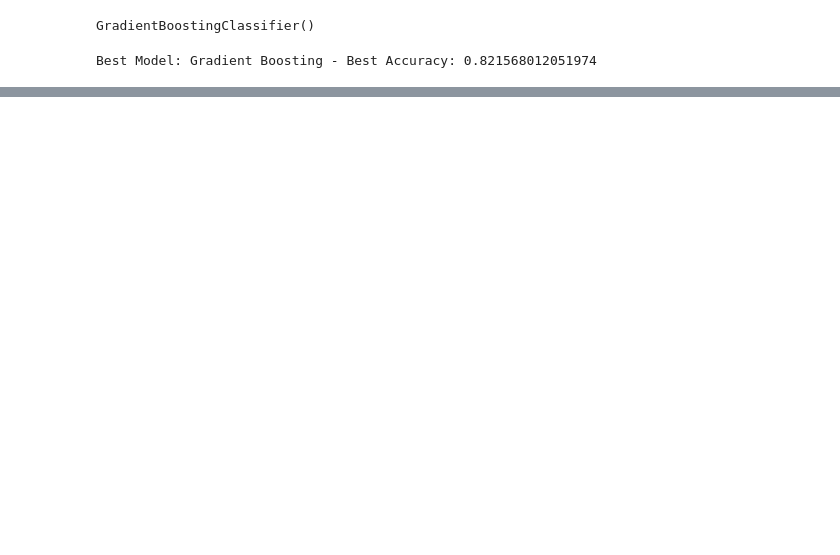
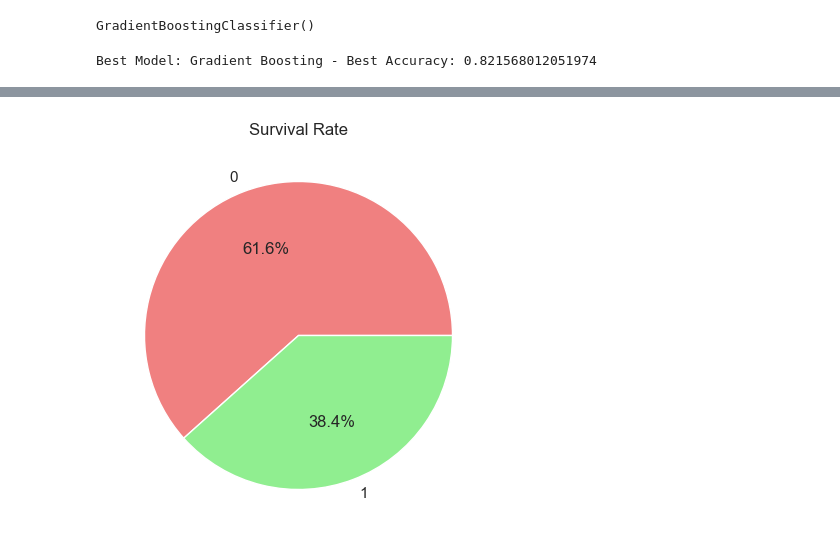
Before and after one commit to AminHeidariSardabi/titanic, a Jupyter notebook: main.ipynb, the cells around one changed output, grey strips where cells are left out. Cells and saved outputs as stored; diff of their text form; code cells hidden in the pictures; blank space fills up the shorter version.

```diff
--- a/main.ipynb
+++ b/main.ipynb
@@ -284,0 +318,10 @@ Best Model: Gradient Boosting - Best Accuracy: 0.821568012051974
+# %%
+# 2. Survival Rate
+
+plt.figure(figsize=(8, 5))
+train['Survived'].value_counts().plot.pie(autopct='%1.1f%%', colors=['lightcoral', 'lightgreen'])
+plt.title('Survival Rate')
+plt.ylabel('')
+plt.show()
+# %% [output]
+[figure, added]
```
Also changed, not shown: parts of 12 cells of this notebook.
